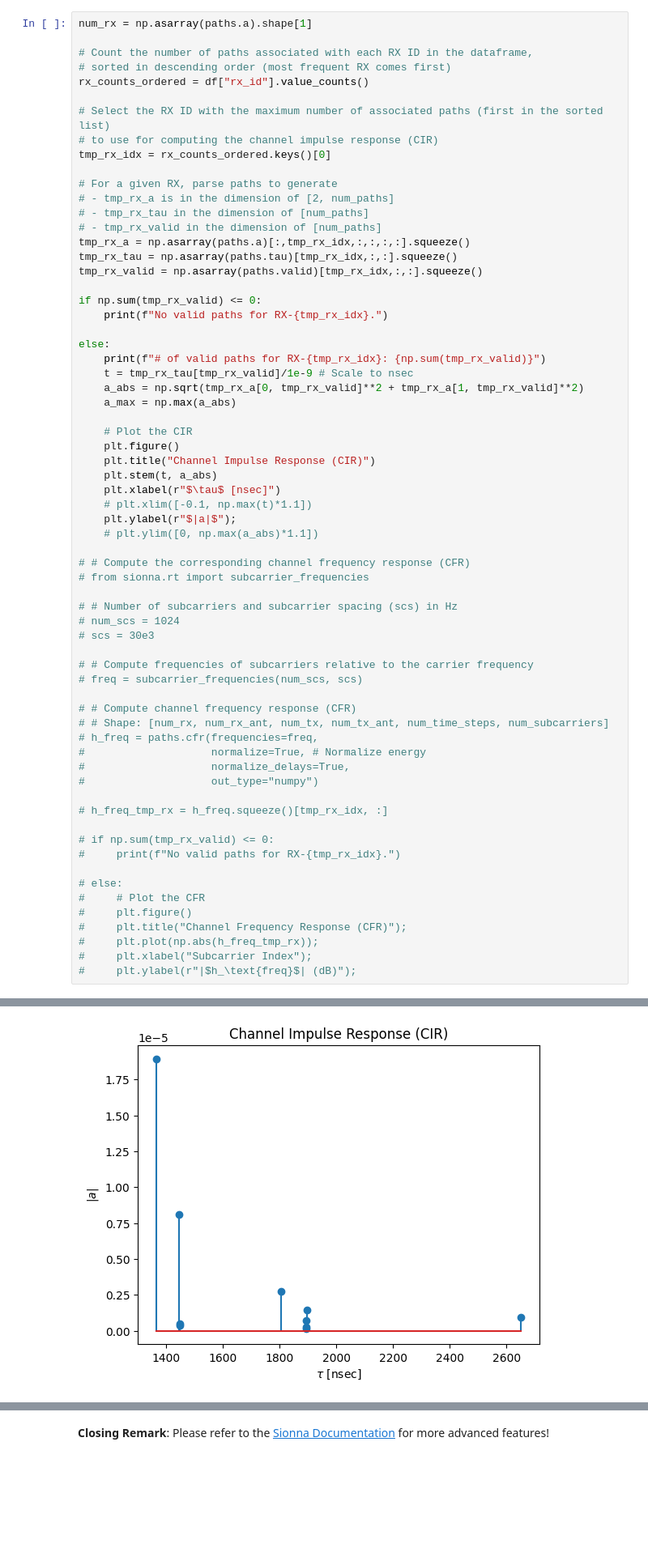
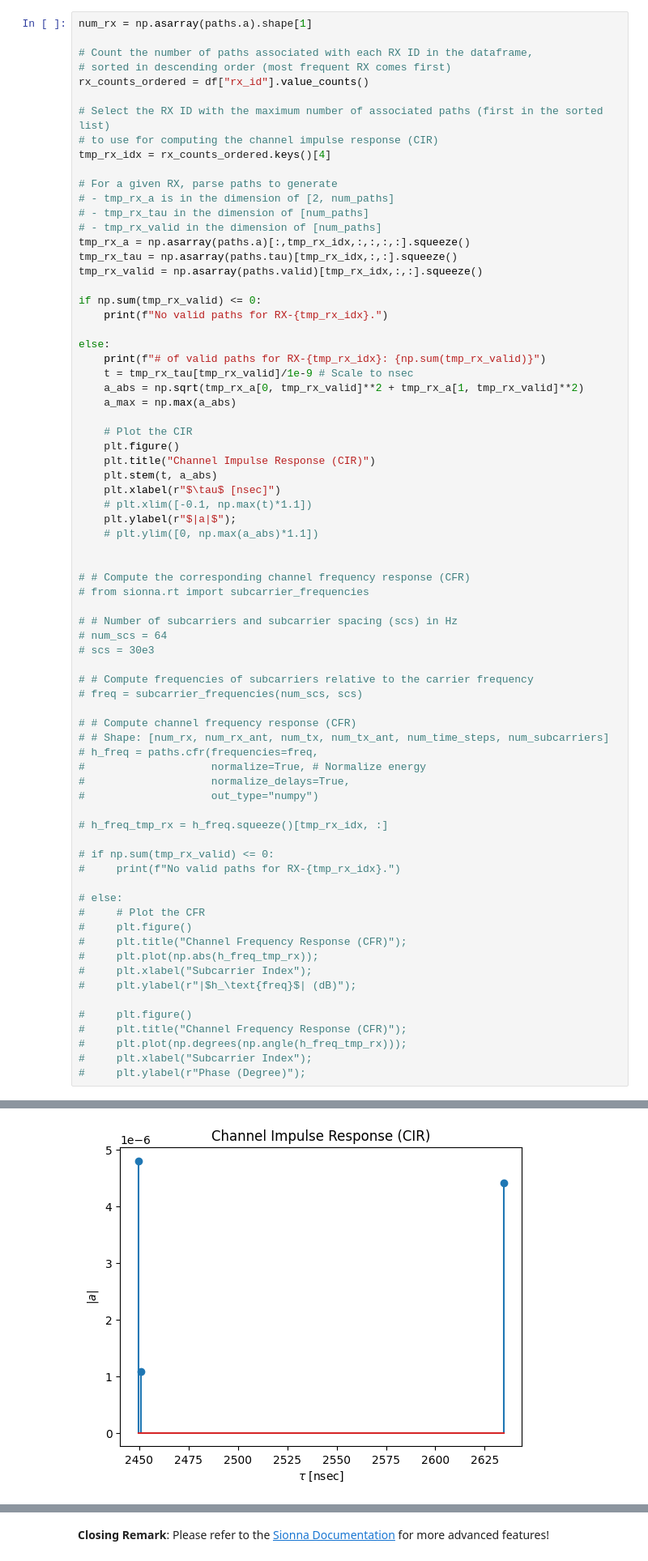
Before and after one commit to davidklee04/Sionna_Princeton, a Jupyter notebook: examples/2_sionna_rays_analysis.ipynb, the cells around one changed output, grey strips where cells are left out. Shown at 81% size. Cells and saved outputs as stored; diff of their text form; blank space fills up the shorter version.

```diff
--- a/examples/2_sionna_rays_analysis.ipynb
+++ b/examples/2_sionna_rays_analysis.ipynb
@@ -377,7 +377,7 @@ rx_counts_ordered = df["rx_id"].value_counts()
 
 # Select the RX ID with the maximum number of associated paths (first in the sorted list)
 # to use for computing the channel impulse response (CIR)
-tmp_rx_idx = rx_counts_ordered.keys()[0]
+tmp_rx_idx = rx_counts_ordered.keys()[4]
 
 # For a given RX, parse paths to generate
 # - tmp_rx_a is in the dimension of [2, num_paths]
@@ -405,11 +405,12 @@ else:
     plt.ylabel(r"$|a|$");
     # plt.ylim([0, np.max(a_abs)*1.1])
 
+
 # # Compute the corresponding channel frequency response (CFR)
 # from sionna.rt import subcarrier_frequencies
 
 # # Number of subcarriers and subcarrier spacing (scs) in Hz
-# num_scs = 1024
+# num_scs = 64
 # scs = 30e3
 
 # # Compute frequencies of subcarriers relative to the carrier frequency
@@ -434,4 +435,10 @@ else:
 #     plt.plot(np.abs(h_freq_tmp_rx));
 #     plt.xlabel("Subcarrier Index");
 #     plt.ylabel(r"|$h_\text{freq}$| (dB)");
+
+#     plt.figure()
+#     plt.title("Channel Frequency Response (CFR)");
+#     plt.plot(np.degrees(np.angle(h_freq_tmp_rx)));
+#     plt.xlabel("Subcarrier Index");
+#     plt.ylabel(r"Phase (Degree)");
 # %% [output]
@@ -439,4 +446,4 @@ else:
-[figure, old version]
+[figure, new version]
 # %%
 import tensorflow as tf
 
```
Also changed, not shown: parts of 9 cells of this notebook.
